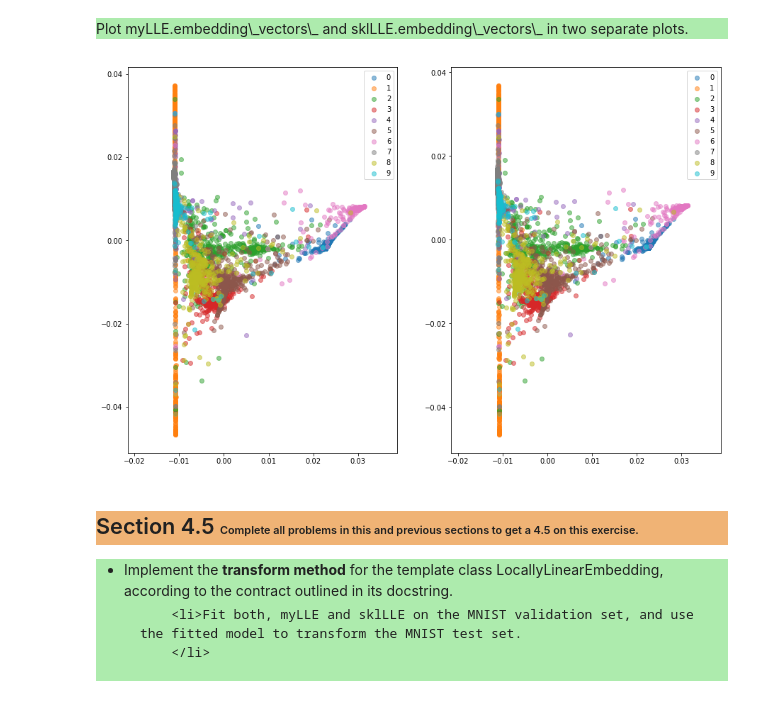
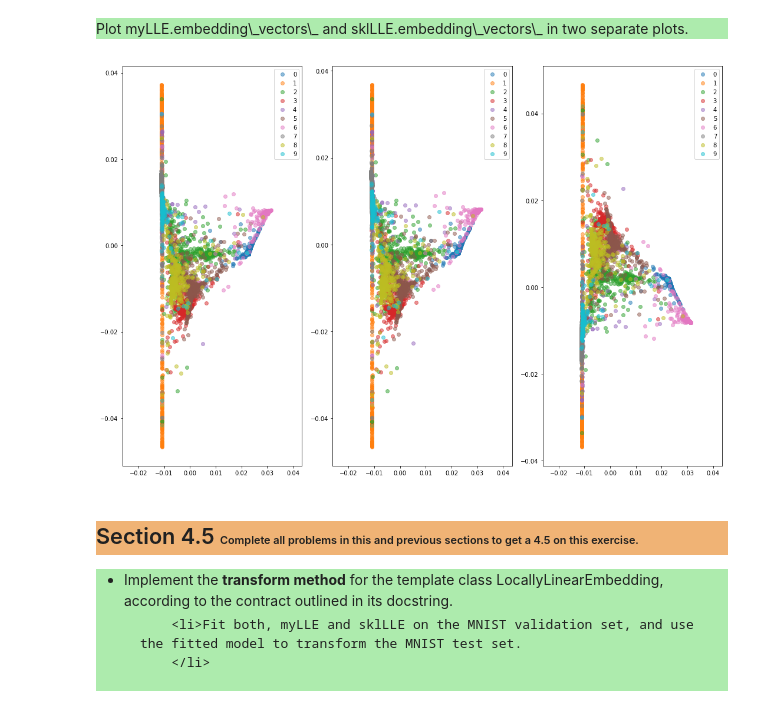
Before and after one commit to tdiggelm/eth-slt-ce-1, a Jupyter notebook: slt-ce-1.ipynb, the cells around one changed output. Drawn from its saved outputs; the diff is of its cells as text; code cells hidden in the pictures.

```diff
--- a/slt-ce-1.ipynb
+++ b/slt-ce-1.ipynb
@@ -244,7 +252,7 @@ class LocallyLinearEmbedding(skl.base.BaseEstimator, skl.base.TransformerMixin):
 
         # get nearest neighbors indices
         # do not skip first element here (first!=self)
-        ind = self.nbrs_y.query(y, k=self.n_neighbors + 1, return_distance=False)[:, 1:]
+        ind = self.nbrs_y.query(y, k=self.n_neighbors, return_distance=False)
 
         # calculate barycenter weights w
         w = np.empty((n_samples, self.n_neighbors)) # placeholder for weights
@@ -313,12 +321,15 @@ def plt_mnist(embedding, of="validation"):
     plt.legend()
 # %%
 plt.figure(figsize=(15,10))
-plt.subplot(121)
+plt.subplot(131)
 plt_mnist(sklLLE.embedding_)
-plt.subplot(122)
+plt.subplot(132)
 plt_mnist(myLLE.embedding_vectors_)
+plt.subplot(133)
+plt_mnist(myLLEdense.embedding_vectors_)
+plt.tight_layout()
 # %% [output]
-[figure, old version]
+[figure, new version]
 # %% [markdown]
 <h2 style="background-color:#f0b375;"> Section 4.5
 <span style=font-size:50%> Complete all problems in this and previous sections to get a 4.5 on this exercise. </span>
```
Also changed, not shown: parts of 8 cells of this notebook.
